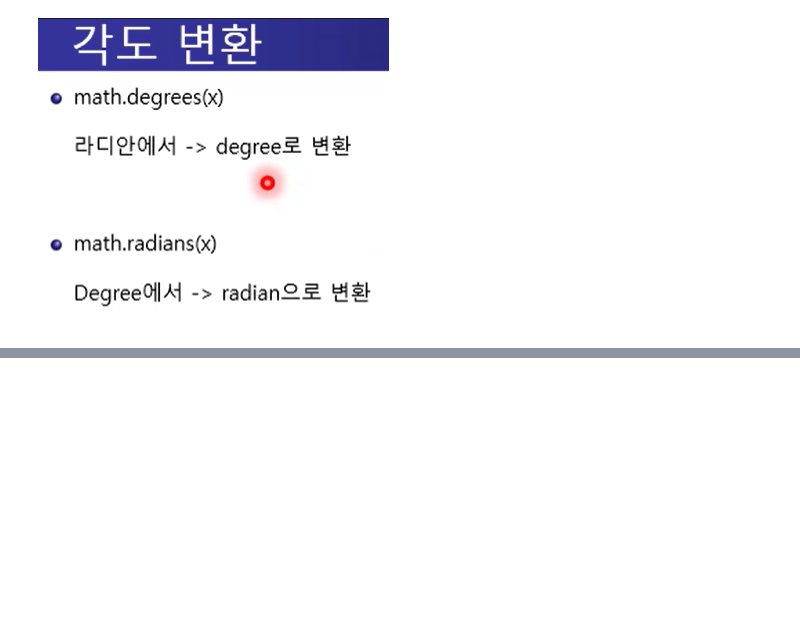
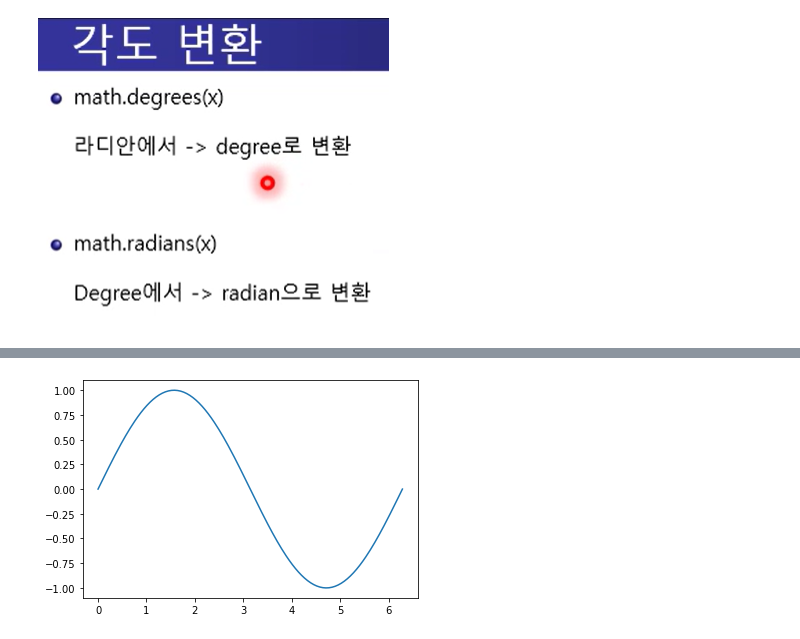
Before and after one commit to wldhksqk/simjiwan1, a Jupyter notebook: 심지완2강3강.ipynb, the cells around one changed output, grey strips where cells are left out. Drawn from its saved outputs; the diff is of its cells as text; code cells hidden in the pictures; blank space fills up the shorter version.

```diff
--- a/심지완2강3강.ipynb
+++ b/심지완2강3강.ipynb
@@ -568,0 +827,26 @@ math.pow(2,6) #제곱
+# %%
+import math
+import matplotlib.pyplot as plt
+class sin_graph:
+    def generate_x_y(self): #객체 자기자신(self) 생략해도 됨
+        self.x=[] #그냥 빈 배열을 만들어 놓은 거임
+        self.y=[]
+        self.dx=(self.end-self.st)/(self.n-1)
+        for i in range(self.n):
+            x_=self.st + self.dx*i #x값을 하고 싶은건데 변수이름 구분하기 그러니까 언더바로 구분
+            self.x.append(x_) #append 추가하다 / 반복되는 개수만큼 self.x 및 y 에 붙는다
+            self.y.append(math.sin(x_))
+    def plot(self):
+        plt.plot(self.x,self.y)
+        plt.show()
+# %%
+hi=sin_graph()
+hi.st=0
+hi.end=2*math.pi
+hi.n=200
+
+hi.generate_x_y()
+hi.plot()
+plt.show()
+# %% [output]
+[figure, added]
```
Also changed, not shown: parts of 42 cells of this notebook.
